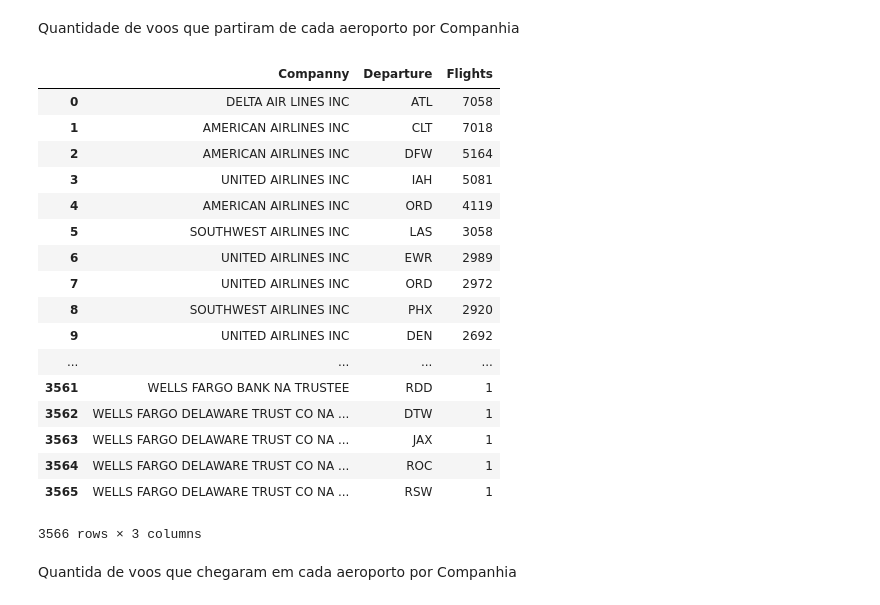
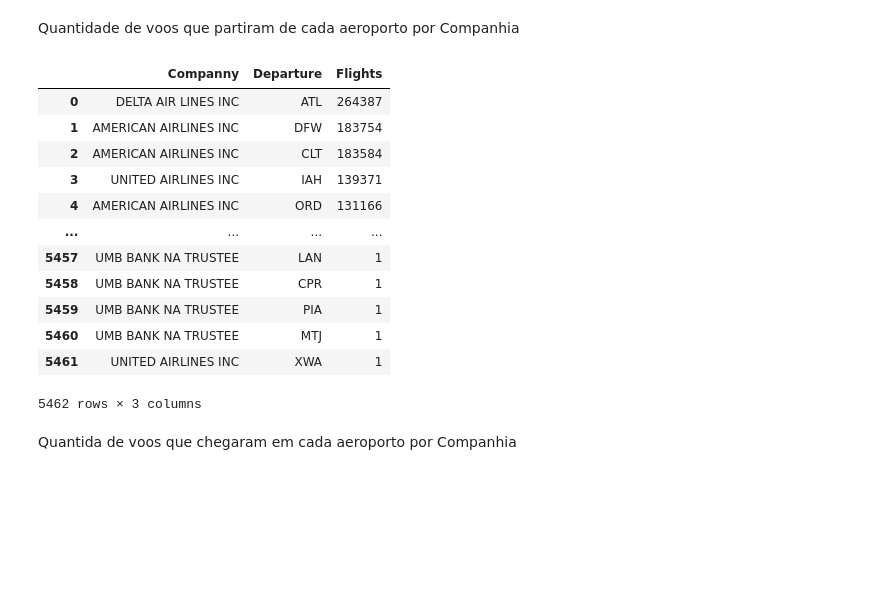
Before and after one commit to IgorMichels/USA_Flights_Graphs, a Jupyter notebook: Teste NetworkX.ipynb, the cells around one changed output. Cells and saved outputs as stored; diff of their text form; code cells hidden in the pictures; blank space fills up the shorter version.

```diff
--- a/Teste NetworkX.ipynb
+++ b/Teste NetworkX.ipynb
@@ -28,7 +48,7 @@ Quantidade de aeronaves por Companhia
 conn = pymysql.connect(host = 'localhost',
                        user = 'root',
                        passwd = p,
-                       database = 'usa_flights')
+                       database = 'flights')
 
 cur = conn.cursor()
 # %%
@@ -103,38 +113,33 @@ pd.read_sql_query(query, conn)
 Quantidade de voos que partiram de cada aeroporto por Companhia
 # %%
 query = '''
-SELECT companies.name AS Companny,
-       routes.Departure_Airport_id AS Departure,
-       COUNT(routes.Departure_Airport_id) AS Flights
-FROM flights
-INNER JOIN aircrafts ON aircrafts.n_number = flights.Aircrafts_id
-INNER JOIN routes ON flights.Route_id = routes.id_route
-INNER JOIN companies ON companies.id_company = aircrafts.Companys_id
-GROUP BY companies.name, routes.Departure_Airport_id
+SELECT Companies.name AS Companny,
+       Routes.Departure_Airport_id AS Departure,
+       COUNT(Routes.Departure_Airport_id) AS Flights
+FROM Flights
+INNER JOIN Aircrafts ON Aircrafts.n_number = Flights.Aircrafts_id
+INNER JOIN Routes ON Flights.Route_id = Routes.id_route
+INNER JOIN Companies ON Companies.id_company = Aircrafts.Companys_id
+GROUP BY Companies.name, Routes.Departure_Airport_id
 ORDER BY Flights DESC
 ;
 '''
 
 pd.read_sql_query(query, conn)
 # %% [output]
 |  | Companny | Departure | Flights |
-| 0 | DELTA AIR LINES INC | ATL | 7058 |
-| 1 | AMERICAN AIRLINES INC | CLT | 7018 |
-| 2 | AMERICAN AIRLINES INC | DFW | 5164 |
-| 3 | UNITED AIRLINES INC | IAH | 5081 |
-| 4 | AMERICAN AIRLINES INC | ORD | 4119 |
-| 5 | SOUTHWEST AIRLINES INC | LAS | 3058 |
-| 6 | UNITED AIRLINES INC | EWR | 2989 |
-| 7 | UNITED AIRLINES INC | ORD | 2972 |
-| 8 | SOUTHWEST AIRLINES INC | PHX | 2920 |
-| 9 | UNITED AIRLINES INC | DEN | 2692 |
+| 0 | DELTA AIR LINES INC | ATL | 264387 |
+| 1 | AMERICAN AIRLINES INC | DFW | 183754 |
+| 2 | AMERICAN AIRLINES INC | CLT | 183584 |
+| 3 | UNITED AIRLINES INC | IAH | 139371 |
+| 4 | AMERICAN AIRLINES INC | ORD | 131166 |
 | ... | ... | ... | ... |
-| 3561 | WELLS FARGO BANK NA TRUSTEE | RDD | 1 |
-| 3562 | WELLS FARGO DELAWARE TRUST CO NA ... | DTW | 1 |
-| 3563 | WELLS FARGO DELAWARE TRUST CO NA ... | JAX | 1 |
-| 3564 | WELLS FARGO DELAWARE TRUST CO NA ... | ROC | 1 |
-| 3565 | WELLS FARGO DELAWARE TRUST CO NA ... | RSW | 1 |
+| 5457 | UMB BANK NA TRUSTEE | LAN | 1 |
+| 5458 | UMB BANK NA TRUSTEE | CPR | 1 |
+| 5459 | UMB BANK NA TRUSTEE | PIA | 1 |
+| 5460 | UMB BANK NA TRUSTEE | MTJ | 1 |
+| 5461 | UNITED AIRLINES INC | XWA | 1 |
-3566 rows × 3 columns
+5462 rows × 3 columns
 # %% [markdown]
 Quantida de voos que chegaram em cada aeroporto por Companhia
 # %%
```
Also changed, not shown: parts of 8 cells of this notebook.
